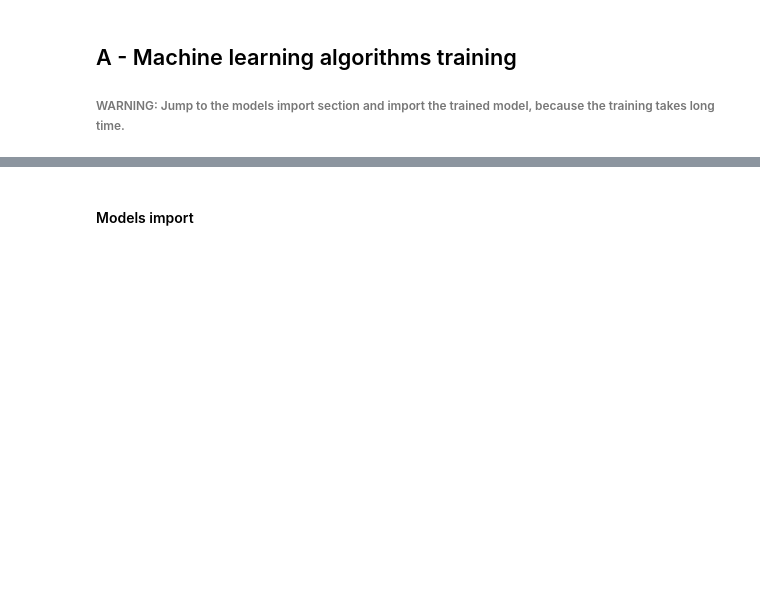
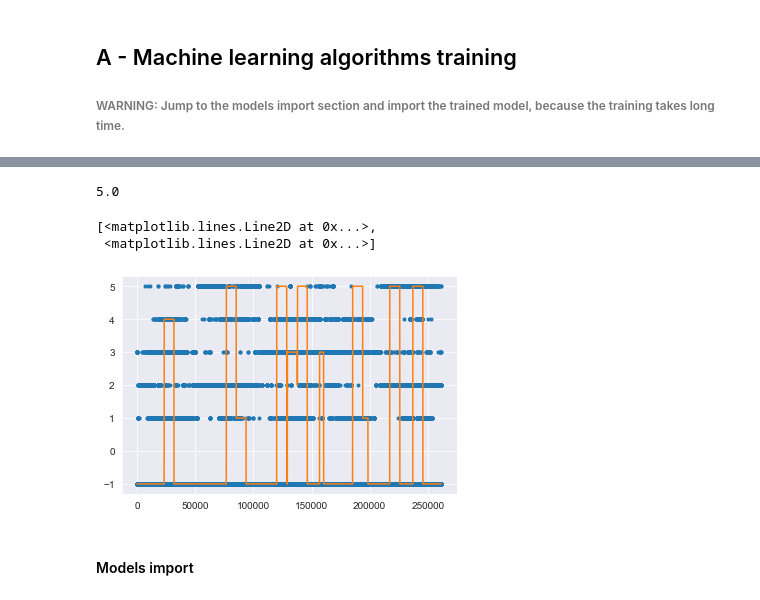
Before and after one commit to Sulles/WindFarmProject, a Jupyter notebook: JupyterNotebooks/4_Develop ML models and Validate the predictive strategy-checkpoint.ipynb, the cells around one changed output, grey strips where cells are left out. Saved outputs shown, nothing was run; the diff lists cells and outputs as text; code cells hidden in the pictures; blank space fills up the shorter version.

```diff
--- a/JupyterNotebooks/4_Develop ML models and Validate the predictive strategy-checkpoint.ipynb
+++ b/JupyterNotebooks/4_Develop ML models and Validate the predictive strategy-checkpoint.ipynb
@@ -486,0 +566,11 @@ Algorithm: DTreeCls
+# %%
+import joblib
+# Decision Tree
+with open('General_RF_60','rb') as k:
+    gcv = joblib.load(k)
+# %%
+features = list(gcv.feature_names_in_)
+c_list = Data_ts_sta.columns.to_list()
+columns = [c_list.index(_) for _ in features]
+print(columns)
+print(features)
@@ -486,0 +580,3 @@ Algorithm: DTreeCls
+# %%
+Xts = Data_ts_sta.iloc[:,columns]
+Xts.describe()
@@ -487,3 +593,15 @@ Algorithm: DTreeCls
+# %%
+predicted_values = gcv.predict(Xts)
+predicted_values.max()
+# %% [output]
+5.0
+# %%
+# plt.plot(x, predicted_values, '.', x, Yts)
+plt.plot(predicted_values, '.', Yts)
+# %% [output]
+[<matplotlib.lines.Line2D at 0x...>,
+ <matplotlib.lines.Line2D at 0x...>]
+[figure, added]
 # %% [markdown]
 <h4>Models import</h4>
 # %%
```
Also changed, not shown: parts of 15 cells of this notebook, 1 other file.
